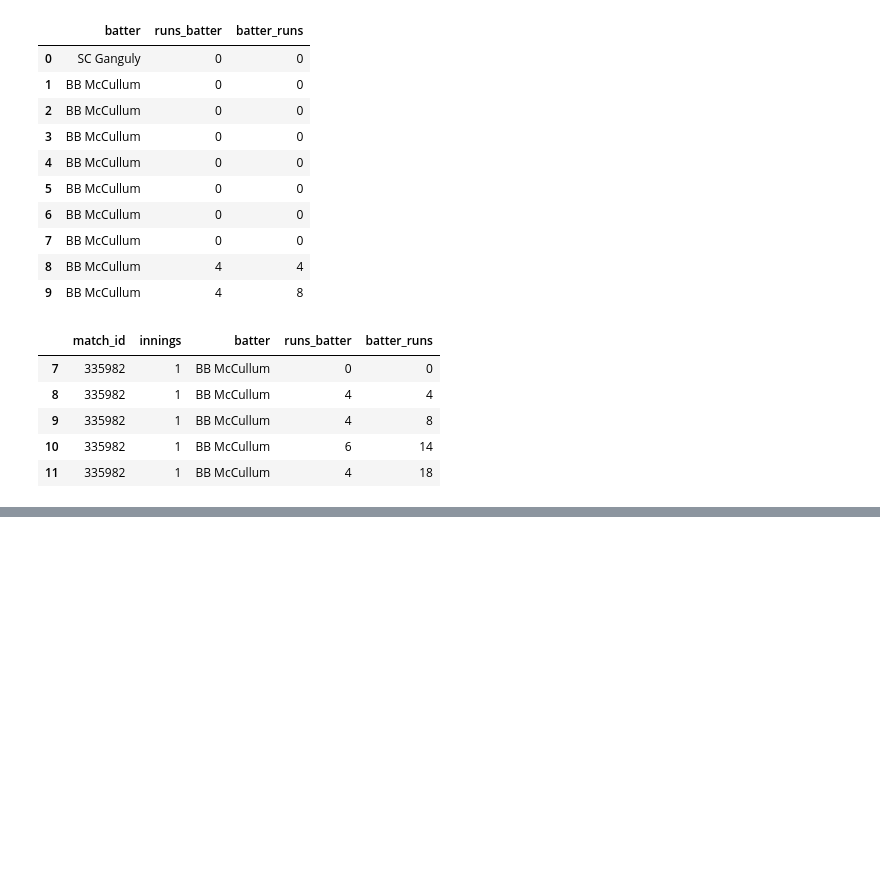
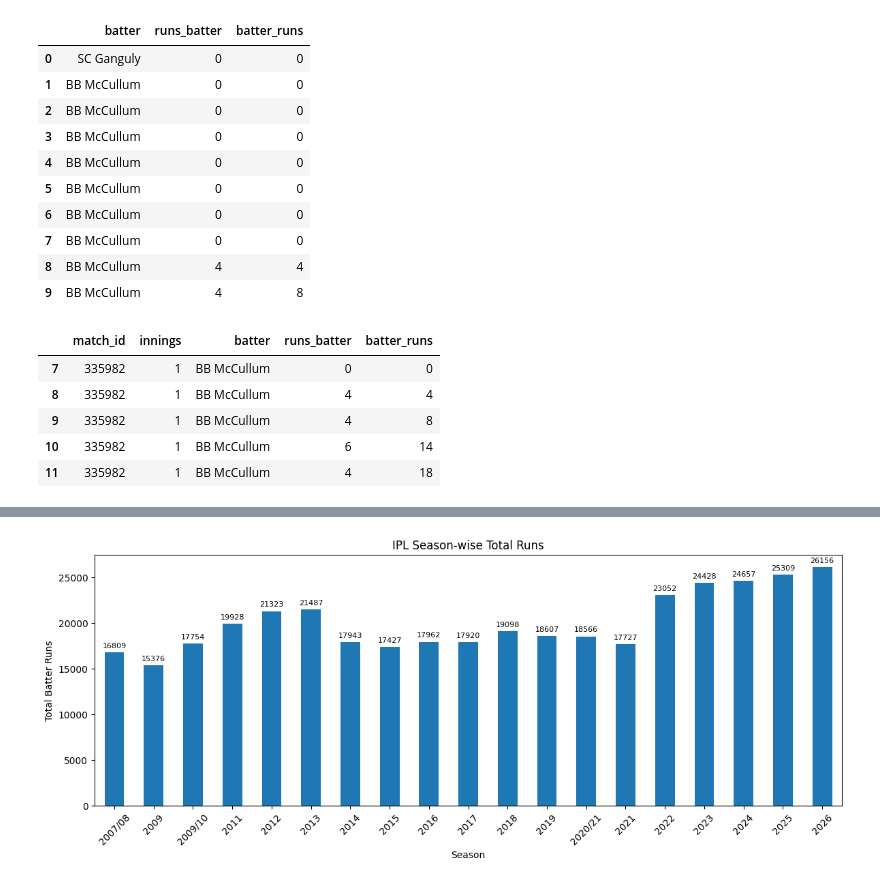
Before and after one commit to alizabetageri984-prog/Pandas-Learning, a Jupyter notebook: IPL_Analysis.ipynb, the cells around one changed output, grey strips where cells are left out. Saved outputs shown, nothing was run; the diff lists cells and outputs as text; code cells hidden in the pictures; blank space fills up the shorter version.

```diff
--- a/IPL_Analysis.ipynb
+++ b/IPL_Analysis.ipynb
@@ -105,0 +337,16 @@ df[['match_id', 'innings', 'batter', 'runs_batter', 'batter_runs']].iloc[7:12]
+# %%
+ax = season_runs.sort_index().plot(
+    kind='bar',
+    figsize=(12, 5)
+)
+
+ax.bar_label(ax.containers[0], padding=3, fontsize=8)
+
+plt.title('IPL Season-wise Total Runs')
+plt.xlabel('Season')
+plt.ylabel('Total Batter Runs')
+plt.xticks(rotation=45)
+plt.tight_layout()
+plt.show()
+# %% [output]
+[figure, added]
```
Also changed, not shown: parts of 23 cells of this notebook.
